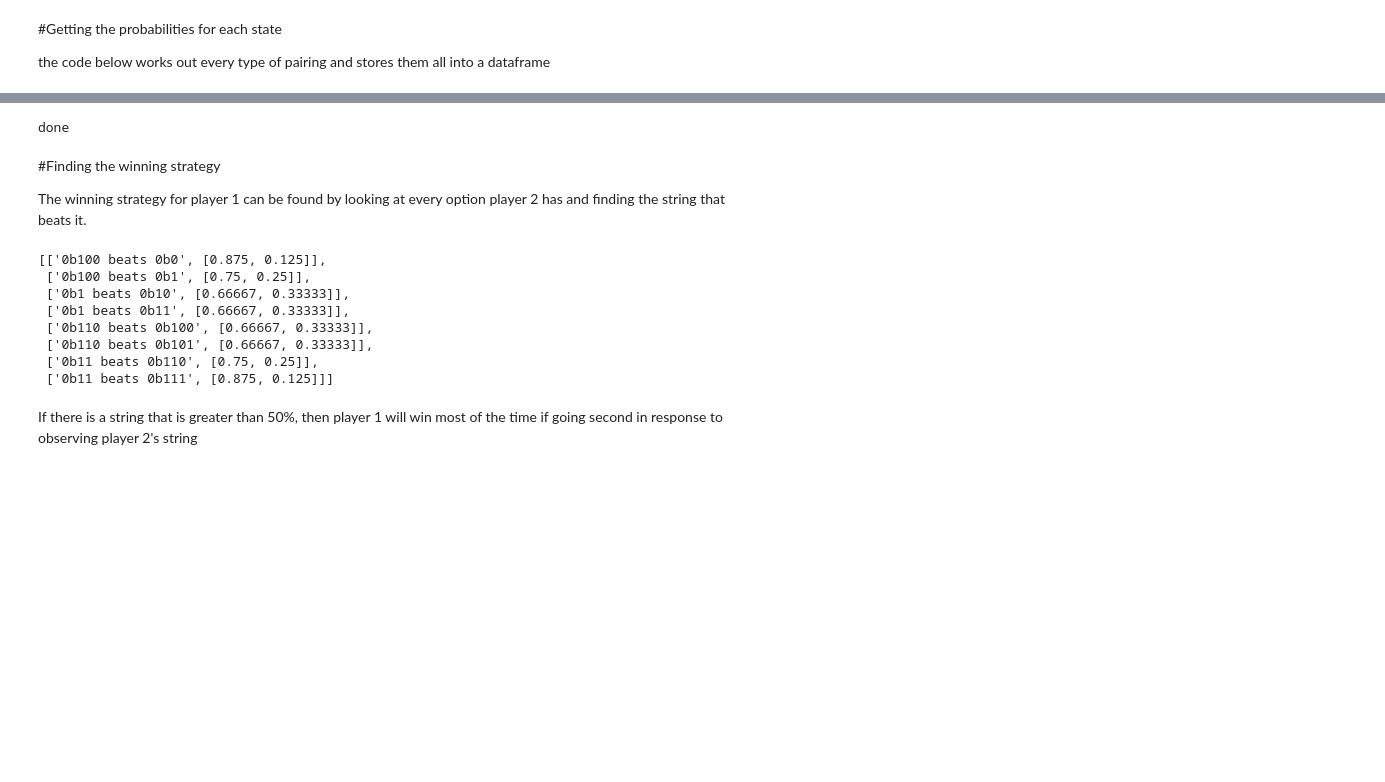
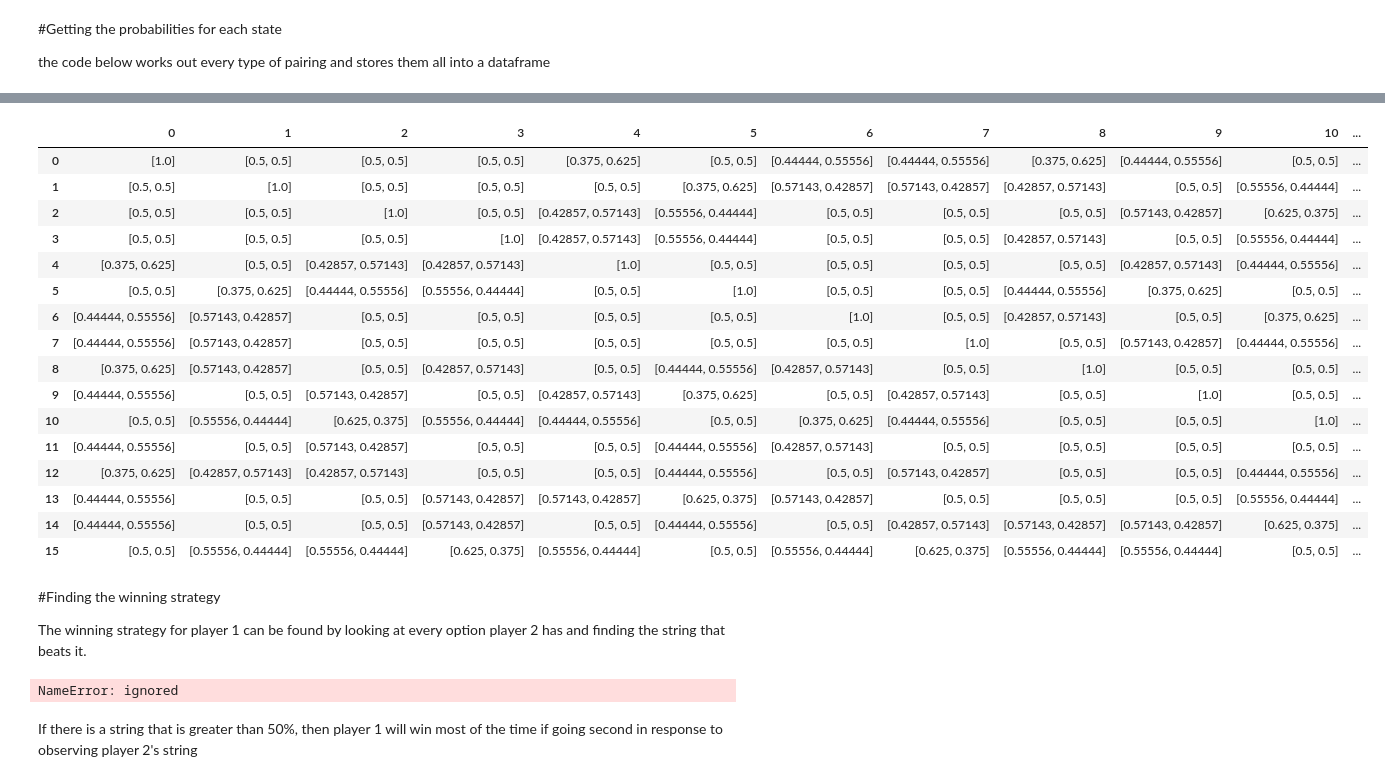
Before and after one commit to nathan-lam/generalized-penney-s-game, a Jupyter notebook: penney's_game.ipynb, the cells around one changed output, grey strips where cells are left out. Cells and saved outputs as stored; diff of their text form; code cells hidden in the pictures; blank space fills up the shorter version.

```diff
--- a/penney's_game.ipynb
+++ b/penney's_game.ipynb
@@ -168,15 +176,45 @@ winning_probabilities
-# %%
-def for_loop(mtx_length, n_loops):
-    if n < 0:
-        for x in range(mtx_length):
-          print(x,n_loops)
-          for_loop(mtx_length, n_loops - 1)
-    else:
-       print('done')
-
-for_loop(4, 4)
-# %% [output]
-done
+# %%
+num_players = 2
+base=4
+length=2
+mtx_length = base**length
+
+states = get_states(mtx_length, base=base)
+base_states = list(states.keys())
+new_shape = list(it.repeat(mtx_length, num_players))#+[num_players]
+
+#preparing list to hold all probabilities
+all_probablities = list(range(mtx_length**num_players))
+
+i = 0
+for j in it.product(base_states, repeat=num_players):
+  #print(get_probabilities(i))
+  all_probablities[i] = get_probabilities(j, base=base, length=length)
+  i += 1
+
+#all_probablities
+#all_probabilities =
+pd.DataFrame(np.reshape(np.array(all_probablities, dtype=object), new_shape))
+
+#pd.DataFrame(all_probablities)
+# %% [output]
+|  | 0 | 1 | 2 | 3 | 4 | 5 | 6 | 7 | 8 | 9 | 10 | ... |
+| 0 | [1.0] | [0.5, 0.5] | [0.5, 0.5] | [0.5, 0.5] | [0.375, 0.625] | [0.5, 0.5] | [0.44444, 0.55556] | [0.44444, 0.55556] | [0.375, 0.625] | [0.44444, 0.55556] | [0.5, 0.5] | ... |
+| 1 | [0.5, 0.5] | [1.0] | [0.5, 0.5] | [0.5, 0.5] | [0.5, 0.5] | [0.375, 0.625] | [0.57143, 0.42857] | [0.57143, 0.42857] | [0.42857, 0.57143] | [0.5, 0.5] | [0.55556, 0.44444] | ... |
+| 2 | [0.5, 0.5] | [0.5, 0.5] | [1.0] | [0.5, 0.5] | [0.42857, 0.57143] | [0.55556, 0.44444] | [0.5, 0.5] | [0.5, 0.5] | [0.5, 0.5] | [0.57143, 0.42857] | [0.625, 0.375] | ... |
+| 3 | [0.5, 0.5] | [0.5, 0.5] | [0.5, 0.5] | [1.0] | [0.42857, 0.57143] | [0.55556, 0.44444] | [0.5, 0.5] | [0.5, 0.5] | [0.42857, 0.57143] | [0.5, 0.5] | [0.55556, 0.44444] | ... |
+| 4 | [0.375, 0.625] | [0.5, 0.5] | [0.42857, 0.57143] | [0.42857, 0.57143] | [1.0] | [0.5, 0.5] | [0.5, 0.5] | [0.5, 0.5] | [0.5, 0.5] | [0.42857, 0.57143] | [0.44444, 0.55556] | ... |
+| 5 | [0.5, 0.5] | [0.375, 0.625] | [0.44444, 0.55556] | [0.55556, 0.44444] | [0.5, 0.5] | [1.0] | [0.5, 0.5] | [0.5, 0.5] | [0.44444, 0.55556] | [0.375, 0.625] | [0.5, 0.5] | ... |
+| 6 | [0.44444, 0.55556] | [0.57143, 0.42857] | [0.5, 0.5] | [0.5, 0.5] | [0.5, 0.5] | [0.5, 0.5] | [1.0] | [0.5, 0.5] | [0.42857, 0.57143] | [0.5, 0.5] | [0.375, 0.625] | ... |
+| 7 | [0.44444, 0.55556] | [0.57143, 0.42857] | [0.5, 0.5] | [0.5, 0.5] | [0.5, 0.5] | [0.5, 0.5] | [0.5, 0.5] | [1.0] | [0.5, 0.5] | [0.57143, 0.42857] | [0.44444, 0.55556] | ... |
+| 8 | [0.375, 0.625] | [0.57143, 0.42857] | [0.5, 0.5] | [0.42857, 0.57143] | [0.5, 0.5] | [0.44444, 0.55556] | [0.42857, 0.57143] | [0.5, 0.5] | [1.0] | [0.5, 0.5] | [0.5, 0.5] | ... |
+| 9 | [0.44444, 0.55556] | [0.5, 0.5] | [0.57143, 0.42857] | [0.5, 0.5] | [0.42857, 0.57143] | [0.375, 0.625] | [0.5, 0.5] | [0.42857, 0.57143] | [0.5, 0.5] | [1.0] | [0.5, 0.5] | ... |
+| 10 | [0.5, 0.5] | [0.55556, 0.44444] | [0.625, 0.375] | [0.55556, 0.44444] | [0.44444, 0.55556] | [0.5, 0.5] | [0.375, 0.625] | [0.44444, 0.55556] | [0.5, 0.5] | [0.5, 0.5] | [1.0] | ... |
+| 11 | [0.44444, 0.55556] | [0.5, 0.5] | [0.57143, 0.42857] | [0.5, 0.5] | [0.5, 0.5] | [0.44444, 0.55556] | [0.42857, 0.57143] | [0.5, 0.5] | [0.5, 0.5] | [0.5, 0.5] | [0.5, 0.5] | ... |
+| 12 | [0.375, 0.625] | [0.42857, 0.57143] | [0.42857, 0.57143] | [0.5, 0.5] | [0.5, 0.5] | [0.44444, 0.55556] | [0.5, 0.5] | [0.57143, 0.42857] | [0.5, 0.5] | [0.5, 0.5] | [0.44444, 0.55556] | ... |
+| 13 | [0.44444, 0.55556] | [0.5, 0.5] | [0.5, 0.5] | [0.57143, 0.42857] | [0.57143, 0.42857] | [0.625, 0.375] | [0.57143, 0.42857] | [0.5, 0.5] | [0.5, 0.5] | [0.5, 0.5] | [0.55556, 0.44444] | ... |
+| 14 | [0.44444, 0.55556] | [0.5, 0.5] | [0.5, 0.5] | [0.57143, 0.42857] | [0.5, 0.5] | [0.44444, 0.55556] | [0.5, 0.5] | [0.42857, 0.57143] | [0.57143, 0.42857] | [0.57143, 0.42857] | [0.625, 0.375] | ... |
+| 15 | [0.5, 0.5] | [0.55556, 0.44444] | [0.55556, 0.44444] | [0.625, 0.375] | [0.55556, 0.44444] | [0.5, 0.5] | [0.55556, 0.44444] | [0.625, 0.375] | [0.55556, 0.44444] | [0.55556, 0.44444] | [0.5, 0.5] | ... |
 # %% [markdown]
 #Finding the winning strategy
 
@@ -191,7 +229,7 @@ for col in range(mtx_length): #each col is a string player 2 could play
 
     if temp is None and prob[0] != 1:
       temp = [prob, row, col]
-    elif prob[0] == 1:
+    elif np.sum(prob[0]) >= 1:
       pass
     elif temp[0][0] < prob[0]:
       temp = [prob, row, col]
@@ -202,14 +240,7 @@ for col in range(mtx_length): #each col is a string player 2 could play
 
 i_win
 # %% [output]
-[['0b100 beats 0b0', [0.875, 0.125]],
- ['0b100 beats 0b1', [0.75, 0.25]],
- ['0b1 beats 0b10', [0.66667, 0.33333]],
- ['0b1 beats 0b11', [0.66667, 0.33333]],
- ['0b110 beats 0b100', [0.66667, 0.33333]],
- ['0b110 beats 0b101', [0.66667, 0.33333]],
- ['0b11 beats 0b110', [0.75, 0.25]],
- ['0b11 beats 0b111', [0.875, 0.125]]]
+NameError: ignored
 # %% [markdown]
 If there is a string that is greater than 50%, then player 1 will win most of the time if going second in response to observing player 2's string
 # %% [markdown]
```
Also changed, not shown: parts of 9 cells of this notebook.
